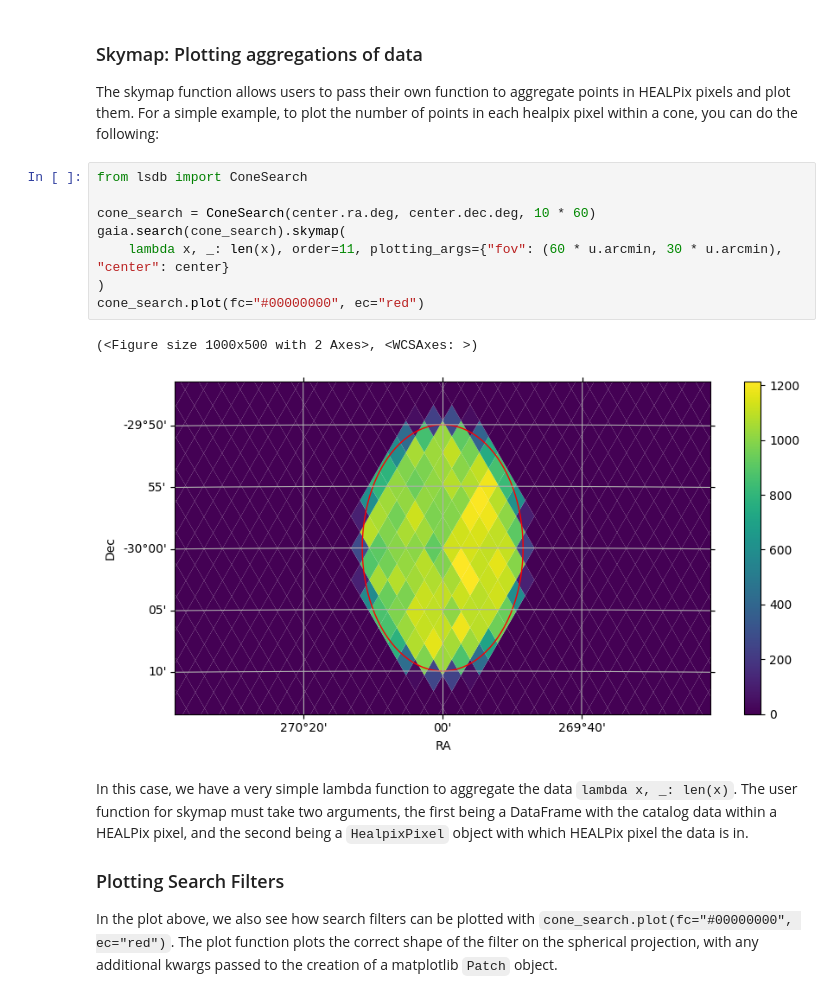
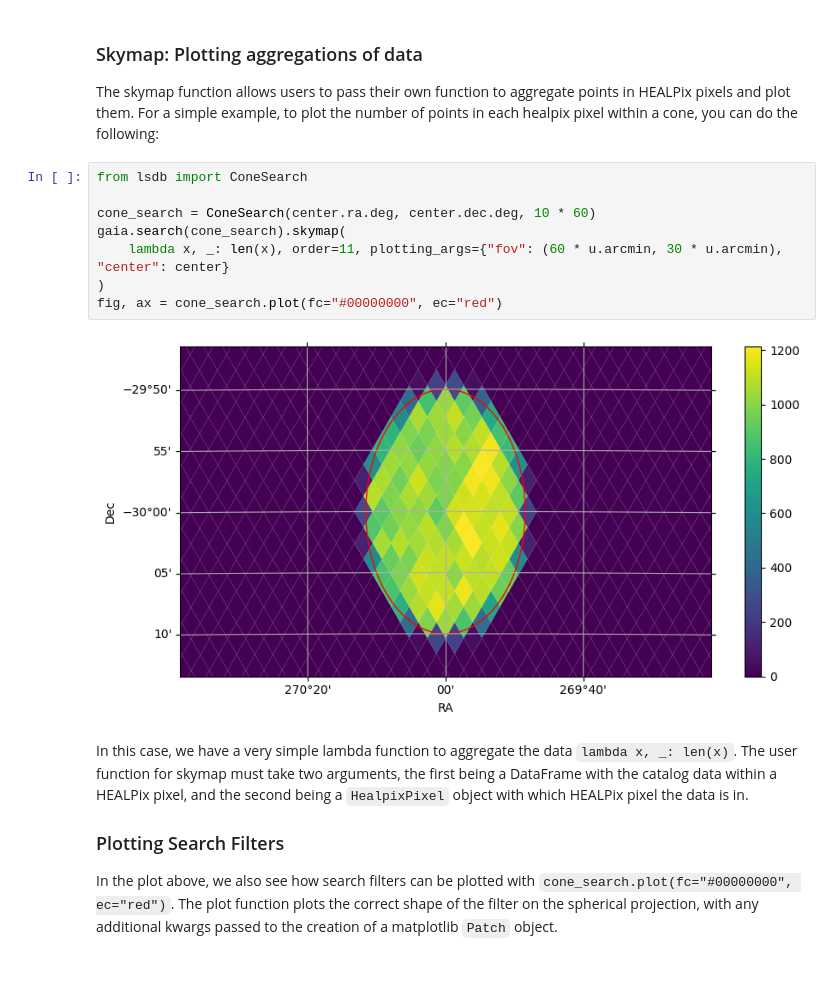
Before and after one commit to astronomy-commons/lsdb, a Jupyter notebook: docs/tutorials/pre_executed/plotting.ipynb, the cells around one changed output. Cells and saved outputs as stored; diff of their text form; blank space fills up the shorter version.

```diff
--- a/docs/tutorials/pre_executed/plotting.ipynb
+++ b/docs/tutorials/pre_executed/plotting.ipynb
@@ -89,14 +85,13 @@ The skymap function allows users to pass their own function to aggregate points
 # %%
 from lsdb import ConeSearch
 
 cone_search = ConeSearch(center.ra.deg, center.dec.deg, 10 * 60)
 gaia.search(cone_search).skymap(
     lambda x, _: len(x), order=11, plotting_args={"fov": (60 * u.arcmin, 30 * u.arcmin), "center": center}
 )
-cone_search.plot(fc="#00000000", ec="red")
+fig, ax = cone_search.plot(fc="#00000000", ec="red")
 # %% [output]
-(<Figure size 1000x500 with 2 Axes>, <WCSAxes: >)
-[figure, old version]
+[figure, new version]
 # %% [markdown]
 In this case, we have a very simple lambda function to aggregate the data `lambda x, _: len(x)`. The user function for skymap must take two arguments, the first being a DataFrame with the catalog data within a HEALPix pixel, and the second being a `HealpixPixel` object with which HEALPix pixel the data is in.
 
```
Also changed, not shown: parts of 5 cells of this notebook.
